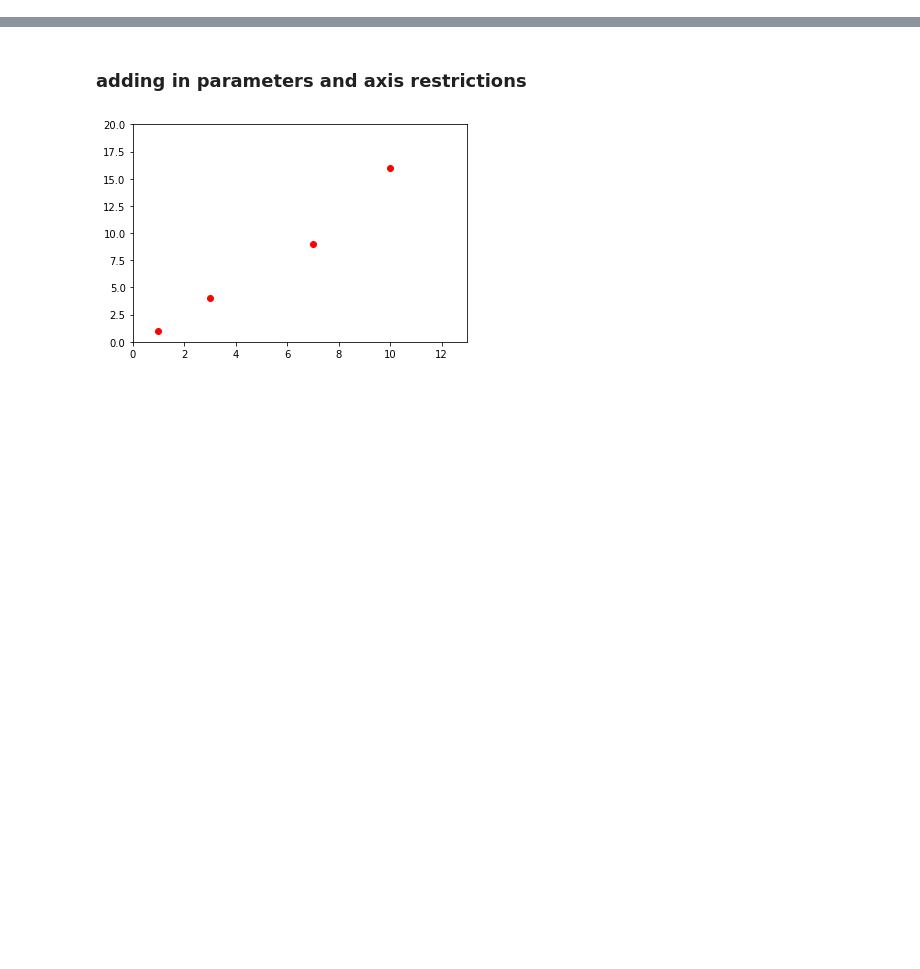
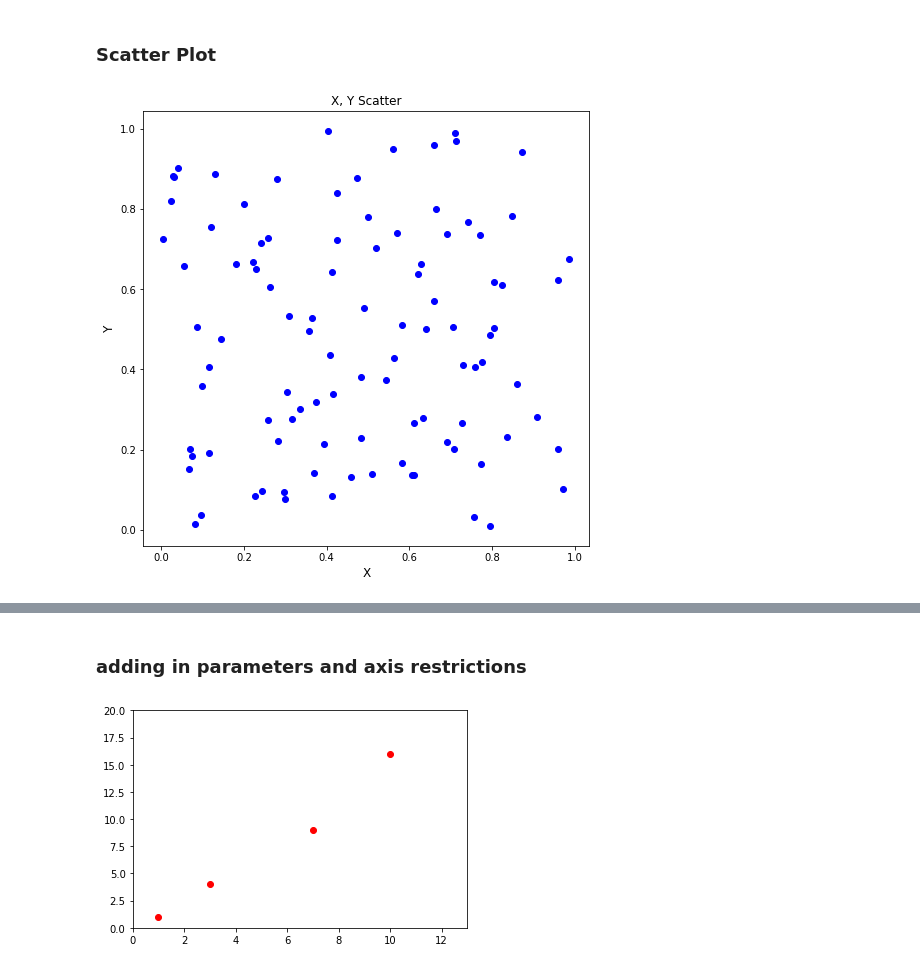
Before and after one commit to RITDSE/tutorials, a Jupyter notebook: Matplotlib + Seaborn Tutorial.ipynb, the cells around one changed output, grey strips where cells are left out. Cells and saved outputs as stored; diff of their text form; code cells hidden in the pictures; blank space fills up the shorter version.

```diff
--- a/Matplotlib + Seaborn Tutorial.ipynb
+++ b/Matplotlib + Seaborn Tutorial.ipynb
@@ -24,0 +39,13 @@ plt.show()
+# %% [markdown]
+### Scatter Plot
+# %%
+plt.figure(figsize=(8, 8))
+x = np.random.random(100)
+y = np.random.random(100)
+
+plt.scatter(x,y, marker = "o", color = "b")
+plt.title("X, Y Scatter", fontsize = 12)
+plt.ylabel('Y', fontsize = 12)
+plt.xlabel('X', fontsize = 12);
+# %% [output]
+[figure, added]
```
Also changed, not shown: parts of 20 cells of this notebook, 2 other files.
